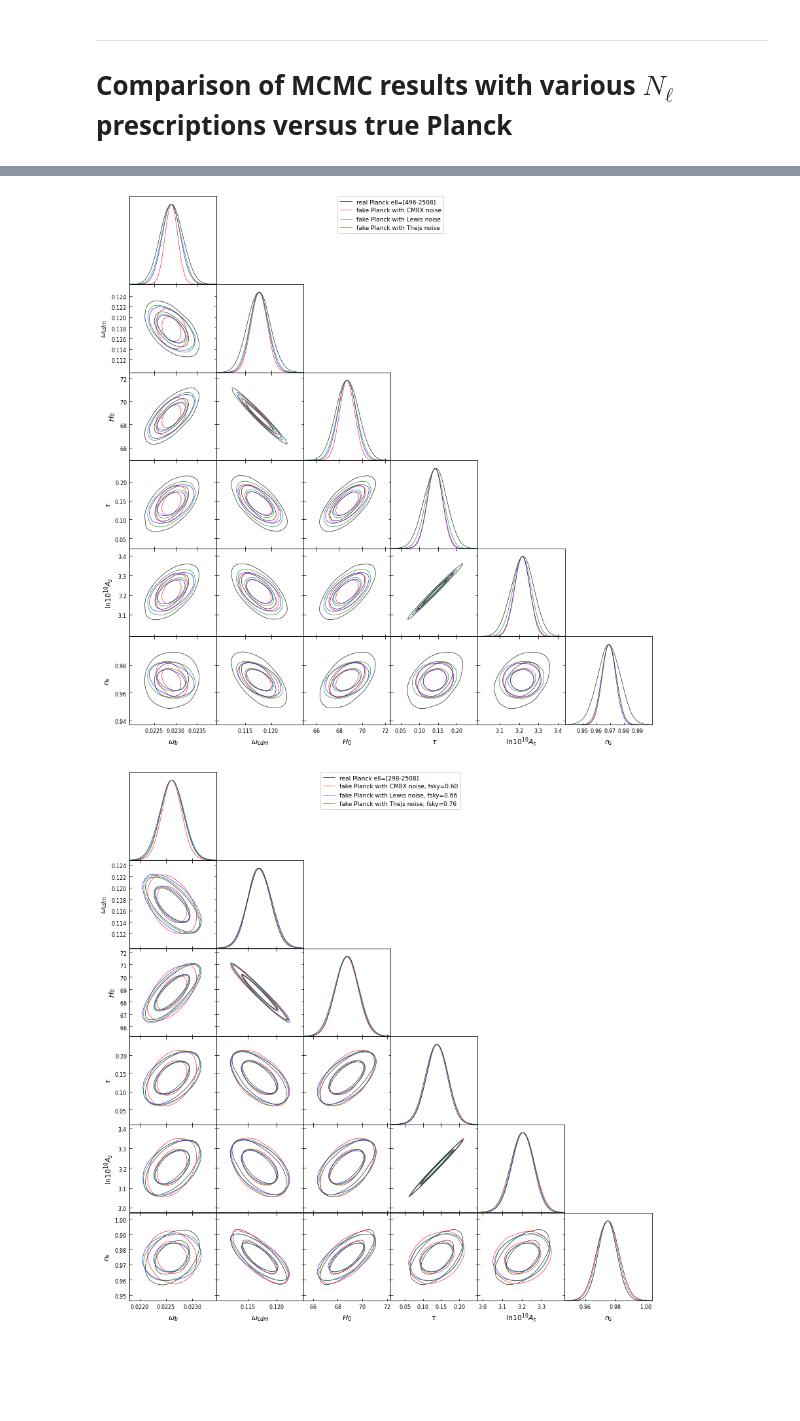
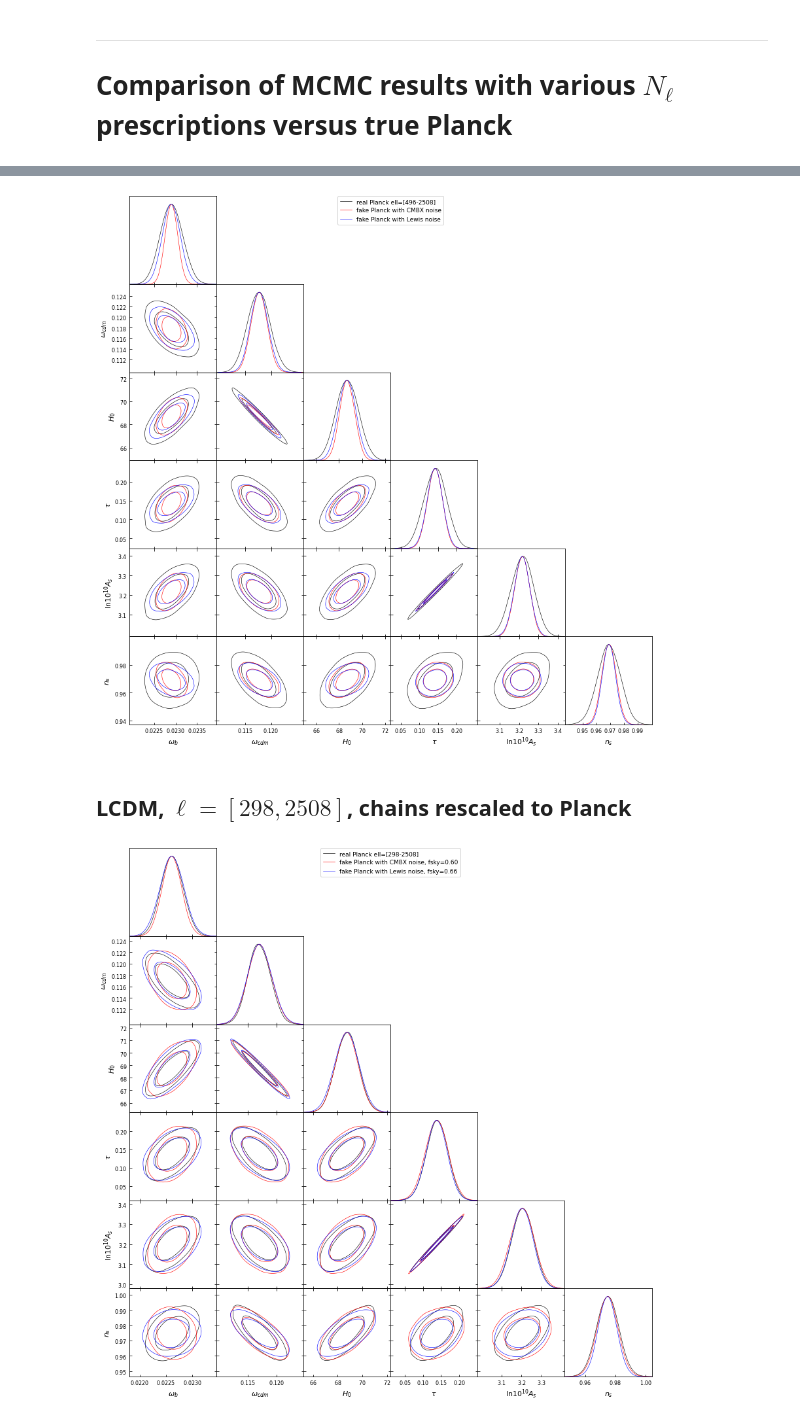
Before and after one commit to litebird/reionization, a Jupyter notebook: LB_forecast_Paris/noise_study/noise_nb.ipynb, the cells around one changed output, grey strips where cells are left out. Cells and saved outputs as stored; diff of their text form; code cells hidden in the pictures; blank space fills up the shorter version.

```diff
--- a/LB_forecast_Paris/noise_study/noise_nb.ipynb
+++ b/LB_forecast_Paris/noise_study/noise_nb.ipynb
@@ -400,6 +402,9 @@ fnames_1 = [
     "chains/2023_02_03_fakeP18-298-2508-noise1_LCDM",
     "chains/2023_02_08_fakeP18-298-2508-noise2_LCDM",
     "chains/2023_02_09_fakeP18-298-2508-PlanckLiteNoise_LCDM",
+    "chains/2023_02_22_P18-298-2508_nuLCDM_zeus",
+    "chains/2023_02_22_P18+lens-298-2508_nuLCDM_zeus",
+    "chains/2023_03_07_fakeP18-298-2508-PlanckLiteNoise_LCDM_zeus",
 ]
 fnames_2 = [
     "chains/2023_02_01_P18-496-2508_LCDM",
@@ -407,6 +412,9 @@ fnames_2 = [
     "chains/2023_02_03_fakeP18-496-2508-noise1_LCDM",
     "chains/2023_02_08_fakeP18-496-2508-noise2_LCDM",
     "chains/2023_02_09_fakeP18-496-2508-PlanckLiteNoise_LCDM",
+    "chains/2023_02_22_P18-496-2508_nuLCDM_zeus",
+    "chains/2023_02_22_P18+lens-496-2508_nuLCDM_zeus",
+    "chains/2023_02_22_fakeP18-496-2508-PlanckLiteNoise_nuLCDM_zeus",
 ]
 
 labels_1 = [
@@ -415,6 +423,9 @@ labels_1 = [
     'fake Planck with Lewis noise',
     'fake Planck with Thejs noise',
     'fake Planck with Planck Lite noise',
+    'real Planck ell=[298-2508]',
+    'real Planck ell=[298-2508] + lensing',
+    'fake Planck with Planck Lite noise',
 ]
 labels_2 = [
     'real Planck ell=[496-2508]',
@@ -422,6 +433,9 @@ labels_2 = [
     'fake Planck with Lewis noise',
     'fake Planck with Thejs noise',
     'fake Planck with Planck Lite noise',
+    'real Planck ell=[496-2508]',
+    'real Planck ell=[496-2508] + lensing',
+    'fake Planck with Planck Lite noise',
 ]
 # %%
 MCs_1 = []
@@ -463,17 +460,17 @@ g.triangle_plot(
 # %%
 g = getPlotter()
 g.triangle_plot(
-    MCs_2[:-1],
+    MCs_2[:3],
     ["omega_b","omega_cdm","H0","tau_reio","ln10^{10}A_s","n_s"],
-    legend_labels=labels_2[:-1],
+    legend_labels=labels_2[:3],
 )
 # %% [output]
-[figure, old version]
+[figure, new version]
 # %%
 # Rescale the samples according to the std dev of the "real" Planck chain
 std_ref = MCs_1[0].samples.std(axis=0)[:6]
 ratios_1 = []
-for i in range(len(MCs_1)-2):
+for i in range(3):
     std = MCs_1[i+1].samples.std(axis=0)[:6]
     ratio = np.mean(std_ref / std)
     ratios_1.append(ratio)
@@ -481,19 +478,21 @@ for i in range(len(MCs_1)-2):
     MCs_1[i+1].samples[:, :6] = MCs_1[i+1].samples[:, :6] * ratio + (1 - ratio) * me
 std_ref = MCs_2[0].samples.std(axis=0)[:6]
 ratios_2 = []
-for i in range(len(MCs_2)-2):
+for i in range(3):
     std = MCs_2[i+1].samples.std(axis=0)[:6]
     ratio = np.mean(std_ref / std)
     ratios_2.append(ratio)
     me = MCs_2[i+1].samples.mean(axis=0)[:6]
     MCs_2[i+1].samples[:, :6] = MCs_2[i+1].samples[:, :6] * ratio + (1 - ratio) * me
+# %% [markdown]
+## LCDM, $\ell=[298, 2508]$, chains rescaled to Planck
 # %%
 g = getPlotter()
-labels_1b = [labels_1[0]] + [labels_1[i]+", fsky=%.2f"%(1/ratios_1[i-1]) for i in range(1,4)] + [labels_1[4]]
+labels_1b = [labels_1[0]] + [labels_1[i]+", fsky=%.2f"%(1/ratios_1[i-1]) for i in range(1,4)]
 g.triangle_plot(
-    MCs_1[:-1],
+    MCs_1[:3],
     ["omega_b","omega_cdm","H0","tau_reio","ln10^{10}A_s","n_s"],
     legend_labels=labels_1b[:-1],
 )
 # %% [output]
-[figure, old version]
+[figure, new version]
```
Also changed, not shown: parts of 15 cells of this notebook, 24 other files.
